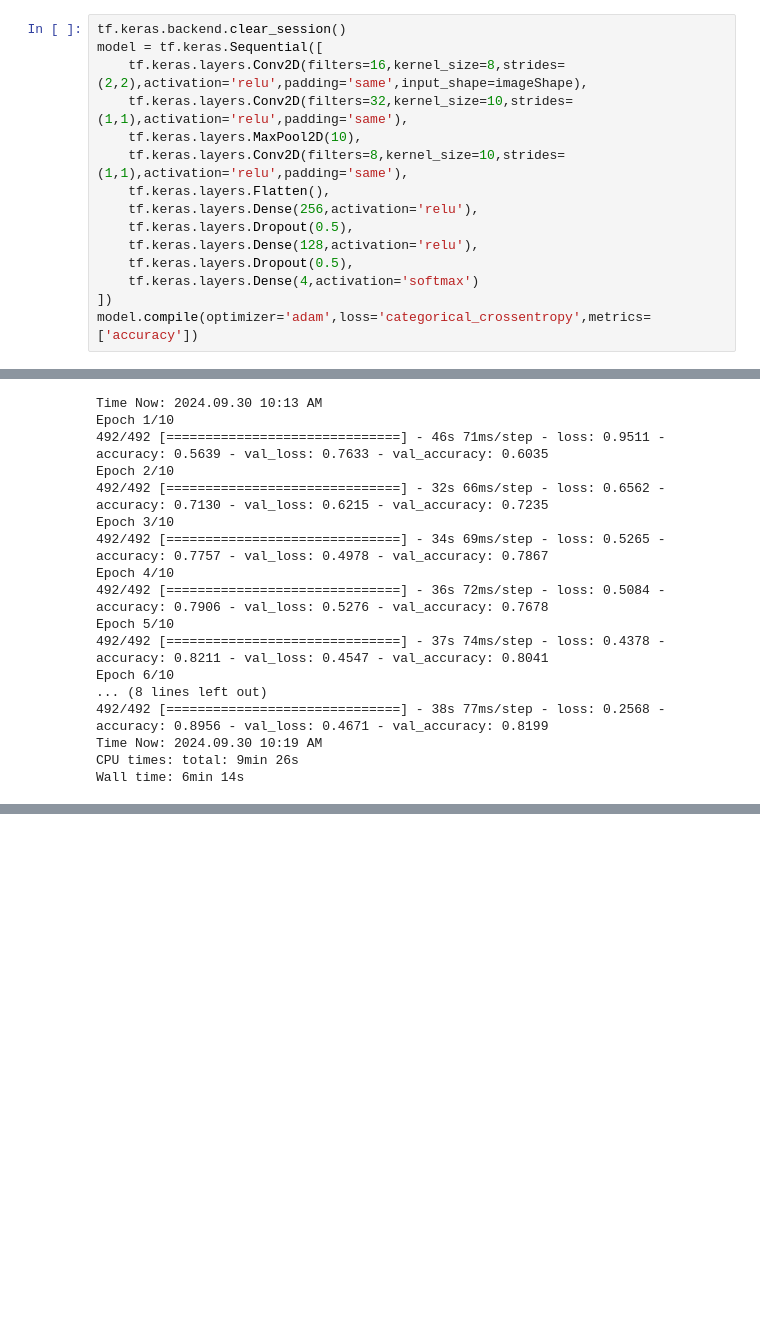
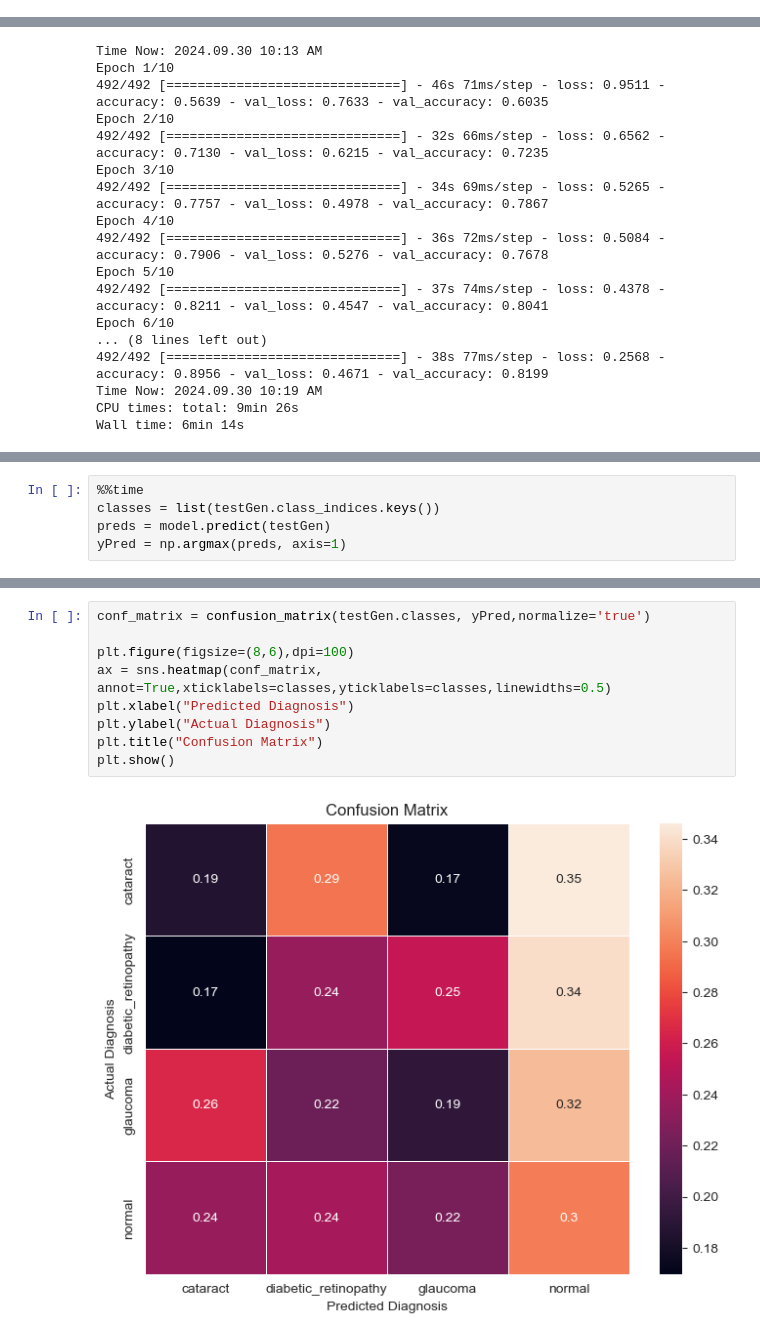
Before and after one commit to AsutoshDalei/Optic-Diseases, a Jupyter notebook: notebooks/OcularDiseaseClassification.ipynb, the cells around one changed output, grey strips where cells are left out. Saved outputs shown, nothing was run; the diff lists cells and outputs as text; blank space fills up the shorter version.

Commit message:
added evaluation metrics

```diff
--- a/notebooks/OcularDiseaseClassification.ipynb
+++ b/notebooks/OcularDiseaseClassification.ipynb
@@ -242,15 +240,0 @@ Convolutional Neural Networks (CNNs) are a type of deep learning architecture de
-# %%
-tf.keras.backend.clear_session()
-model = tf.keras.Sequential([
-    tf.keras.layers.Conv2D(filters=16,kernel_size=8,strides=(2,2),activation='relu',padding='same',input_shape=imageShape),
-    tf.keras.layers.Conv2D(filters=32,kernel_size=10,strides=(1,1),activation='relu',padding='same'),
-    tf.keras.layers.MaxPool2D(10),
-    tf.keras.layers.Conv2D(filters=8,kernel_size=10,strides=(1,1),activation='relu',padding='same'),
-    tf.keras.layers.Flatten(),
-    tf.keras.layers.Dense(256,activation='relu'),
-    tf.keras.layers.Dropout(0.5),
-    tf.keras.layers.Dense(128,activation='relu'),
-    tf.keras.layers.Dropout(0.5),
-    tf.keras.layers.Dense(4,activation='softmax')
-])
-model.compile(optimizer='adam',loss='categorical_crossentropy',metrics=['accuracy'])
@@ -422,0 +368,5 @@ plt.show()
+# %%
+%%time
+classes = list(testGen.class_indices.keys())
+preds = model.predict(testGen)
+yPred = np.argmax(preds, axis=1)
@@ -422,0 +390,11 @@ plt.show()
+# %%
+conf_matrix = confusion_matrix(testGen.classes, yPred,normalize='true')
+
+plt.figure(figsize=(8,6),dpi=100)
+ax = sns.heatmap(conf_matrix, annot=True,xticklabels=classes,yticklabels=classes,linewidths=0.5)
+plt.xlabel("Predicted Diagnosis")
+plt.ylabel("Actual Diagnosis")
+plt.title("Confusion Matrix")
+plt.show()
+# %% [output]
+[figure, added]
```
Also changed, not shown: parts of 17 cells of this notebook.
